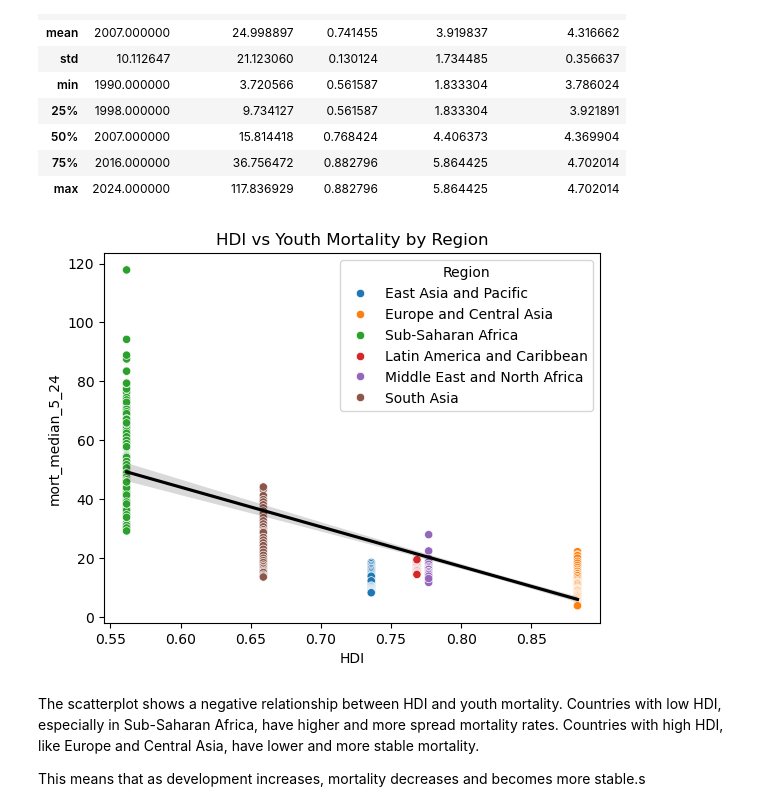
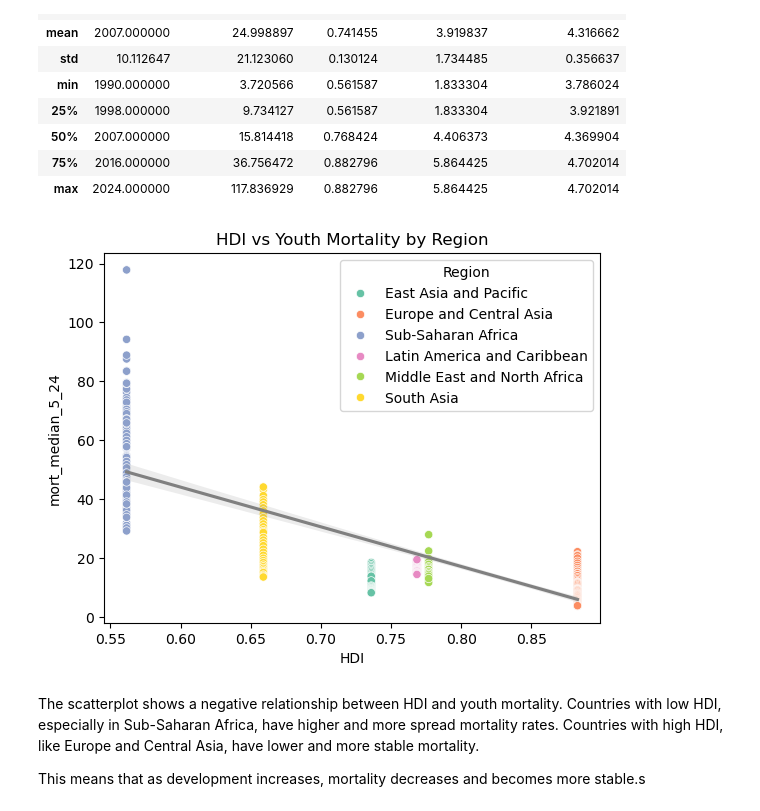
Before and after one commit to ecelule/dsa210project, a Jupyter notebook: project_basis.ipynb, the cells around one changed output. Cells and saved outputs as stored; diff of their text form; code cells hidden in the pictures.

```diff
--- a/project_basis.ipynb
+++ b/project_basis.ipynb
@@ -216,26 +231,27 @@ df.describe()#burada da tüm data cleaning işlemleri sonucundaki özet istatist
 # %%
 import seaborn as sns
 import matplotlib.pyplot as plt
 
 sns.scatterplot(
     data=df,
     x="HDI",
     y="mort_median_5_24",
-    hue="Region"
+    hue="Region",
+    palette="Set2"
 )
 
 sns.regplot(
     data=df,
     x="HDI",
     y="mort_median_5_24",
     scatter=False,
-    color="black"
+    color="gray"
 )
 
 plt.title("HDI vs Youth Mortality by Region")
 plt.show()
 # %% [output]
-[figure, old version]
+[figure, new version]
 # %% [markdown]
 The scatterplot shows a negative relationship between HDI and youth mortality. Countries with low HDI, especially in Sub-Saharan Africa, have higher and more spread mortality rates. Countries with high HDI, like Europe and Central Asia, have lower and more stable mortality.
 
```
Also changed, not shown: parts of 11 cells of this notebook.
